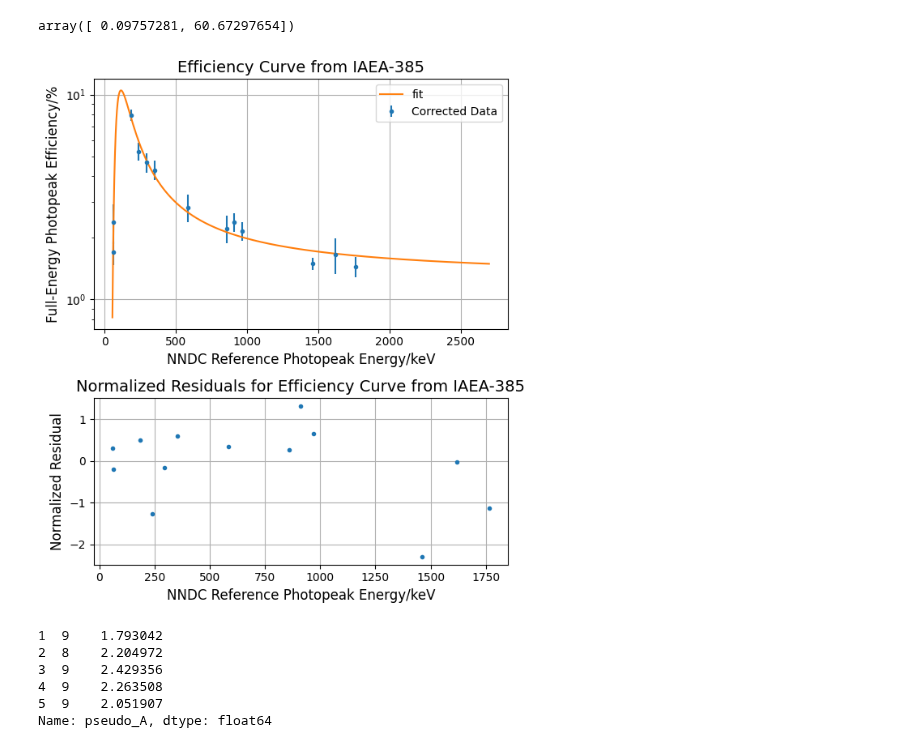
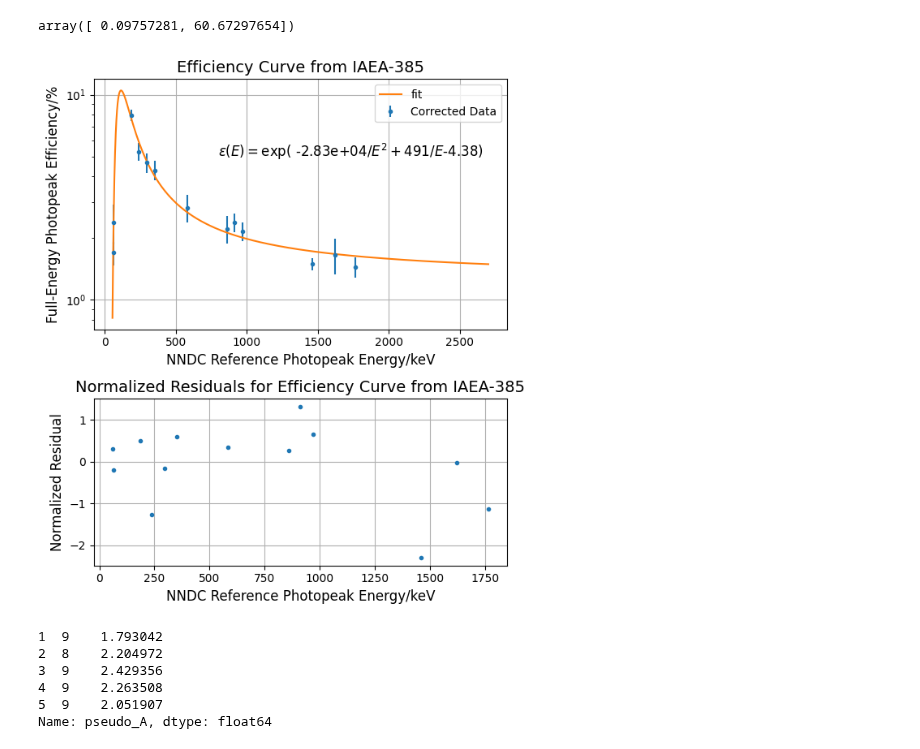
Before and after one commit to ngcnpeter/HPGe_lab_y3, a Jupyter notebook: formal_report.ipynb, the cells around one changed output. Drawn from its saved outputs; the diff is of its cells as text; code cells hidden in the pictures.

```diff
--- a/formal_report.ipynb
+++ b/formal_report.ipynb
@@ -379,27 +351,29 @@ array([ 0.09757281, 60.67297654])
 # %%
 fig, ax = plt.subplots(nrows =2, ncols =1,figsize = (6,7), gridspec_kw={'height_ratios': [3, 2]})
 
 ax[0].set_title('Efficiency Curve from IAEA-385',fontsize = title_size)
 ax[0].errorbar(x_eff,100*eff_df['eff'],yerr =100*eff_df['eff_err'], fmt = '.',label = 'Corrected Data')
 #ax[0].errorbar(x_eff,100*eff_df['Peak_CPS_BR']/(eff_df['Abs_Activity']*iaea_mass),yerr =100*eff_df['eff_err'], fmt = 'x',label = 'Original Data')
 ax[0].plot(np.linspace(55,2700,10000),100*np.exp(eff_fit(np.linspace(55,2700,10000),*eff_par)),label = 'fit')
 ax[0].set_xlabel('NNDC Reference Photopeak Energy/keV',fontsize = label_size)
 ax[0].set_ylabel('Full-Energy Photopeak Efficiency/%',fontsize = label_size)
 #plt.xscale('log')
 ax[0].set_yscale('log')
 ax[0].legend()
 ax[0].grid()
+ax[0].text(800,5,r'$\varepsilon (E) = \exp ($'+f' {eff_par[0]:.3g}'+r'$/E^2 + $'
++f'{eff_par[1]:.3g}'+r'$/E $'+f'{eff_par[2]:.3g})', fontsize = 12)
 
 ax[1].set_title('Normalized Residuals for Efficiency Curve from IAEA-385',fontsize = title_size)
 ax[1].plot(x_eff,(eff_df['eff']-np.exp(eff_fit(x_eff,*eff_par)))/eff_df['eff_err'],'.')
 ax[1].set_xlabel('NNDC Reference Photopeak Energy/keV',fontsize = label_size)
 ax[1].set_ylabel('Normalized Residual',fontsize = label_size)
 ax[1].grid()
 
 fig.tight_layout()
 plt.savefig('formal_report_plots/eff_cal.pdf')
 # %% [output]
-[figure, old version]
+[figure, new version]
 # %%
 sample_mass = np.array([0.427-0.0583, 0.5733-0.0576,0.5399-0.0581,0.5585-0.0581 ])
 live_time = np.array(Spec(0).live_time)
```
Also changed, not shown: parts of 6 cells of this notebook, 5 other files.
